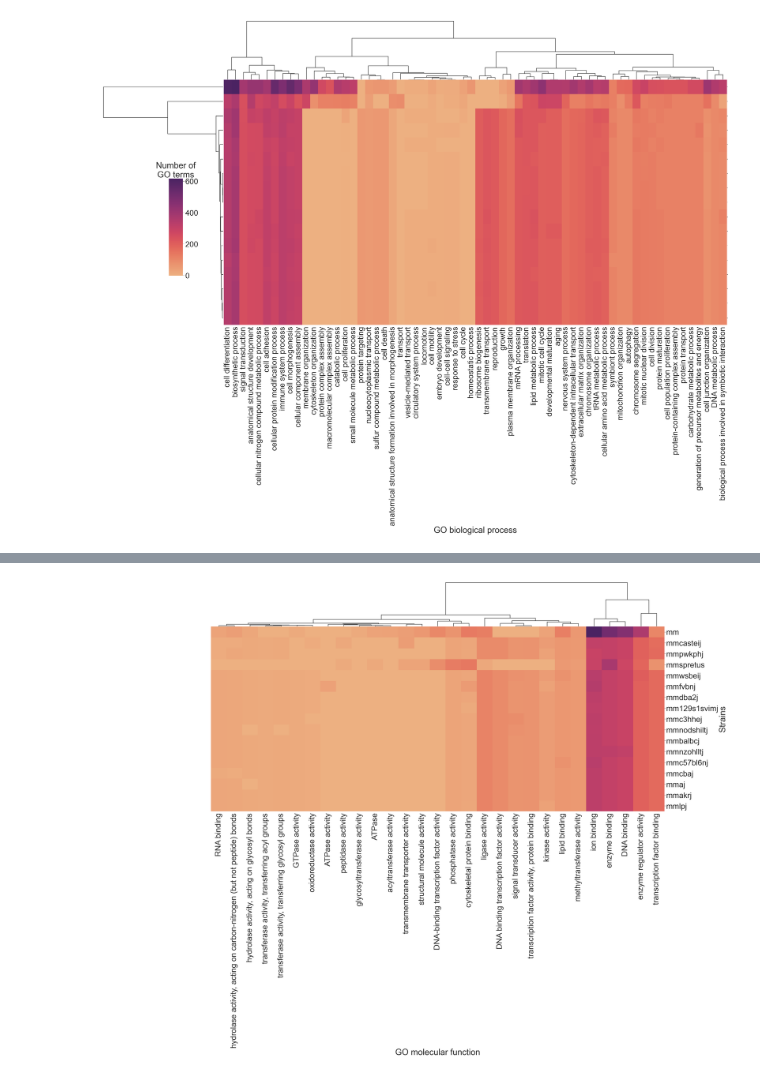
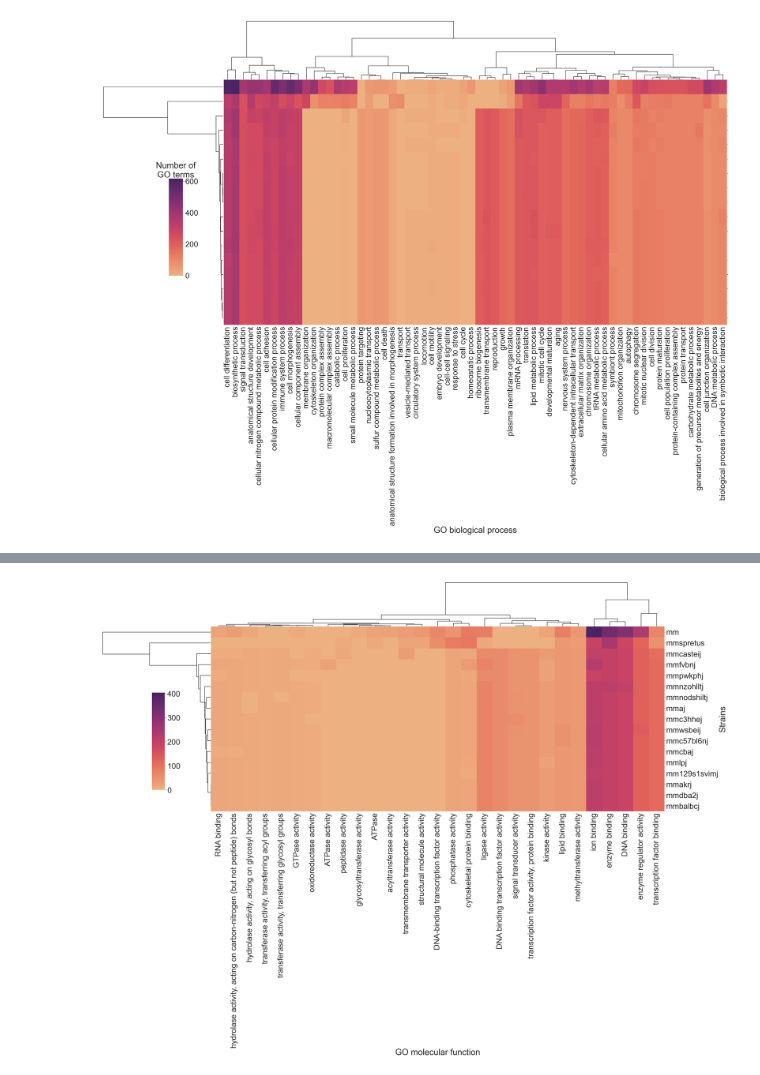
Before and after one commit to balintbiro/numt_mining, a Jupyter notebook: code/go_visualisation.ipynb, the cells around one changed output, grey strips where cells are left out. Drawn from its saved outputs; the diff is of its cells as text; code cells hidden in the pictures.

```diff
--- a/code/go_visualisation.ipynb
+++ b/code/go_visualisation.ipynb
@@ -319,15 +318,14 @@ fig.savefig('../results/cellular_component_go.png',dpi=400)
 # %%
 sns.set(font_scale=4)
 fig=sns.clustermap(molecular_function_gos.T,
                    cmap='flare',
                    figsize=(50,38),
-                  tree_kws=dict(linewidths=2.5),
-                  row_cluster=False)
+                  tree_kws=dict(linewidths=2.5))
 fig.ax_cbar.set_position([0.1, 0.55, 0.02, 0.2])
 fig.ax_cbar.tick_params(axis='y', length=10)
 fig.ax_heatmap.set_xlabel('GO molecular function')
 fig.ax_heatmap.set_ylabel('Strains')
-fig.cax.set_visible(False)
-fig.savefig('../results/molecular_function_go.png',dpi=400)
+#fig.cax.set_visible(False)
+fig.savefig('../results/molecular_function_go.png',dpi=200)
 # %% [output]
-[figure, old version]
+[figure, new version]
```
Also changed, not shown: parts of 1 cell of this notebook, 4 other files.
